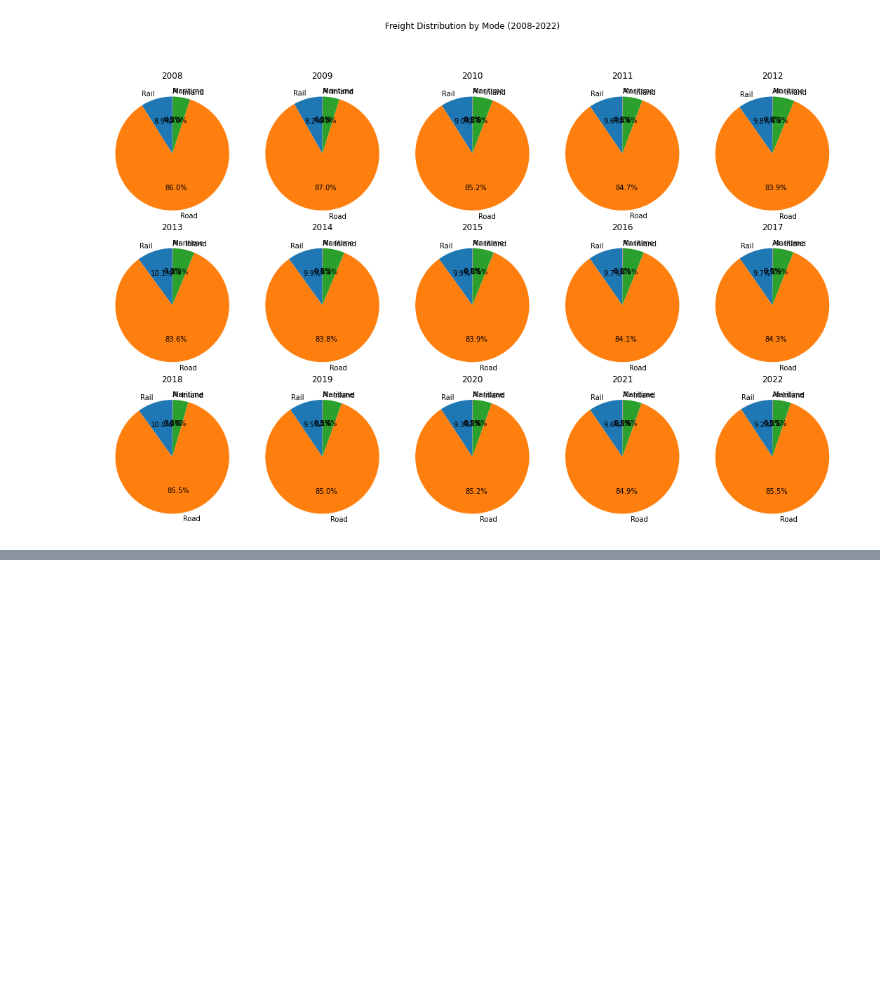
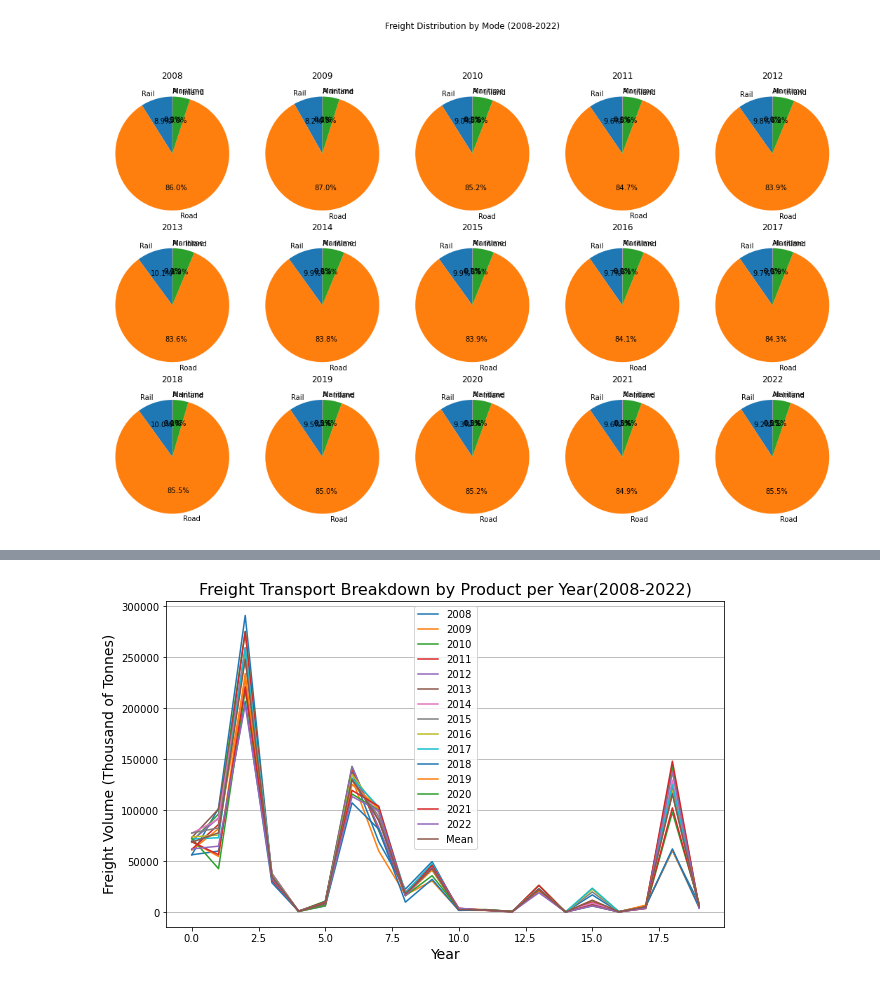
Before and after one commit to NikosNikolaidis02/Freight_Transport_Analysis, a Jupyter notebook: Assignment_1.ipynb, the cells around one changed output, grey strips where cells are left out. Cells and saved outputs as stored; diff of their text form; code cells hidden in the pictures; blank space fills up the shorter version.

```diff
--- a/Assignment_1.ipynb
+++ b/Assignment_1.ipynb
@@ -407,0 +430,6 @@ plt.show()
+# %%
+inland_prod = analysis_per_product(inland_all)
+plt  = plot_prod(inland_prod)
+plt.show()
+# %% [output]
+[figure, added]
```
Also changed, not shown: parts of 24 cells of this notebook, 33 other files.
